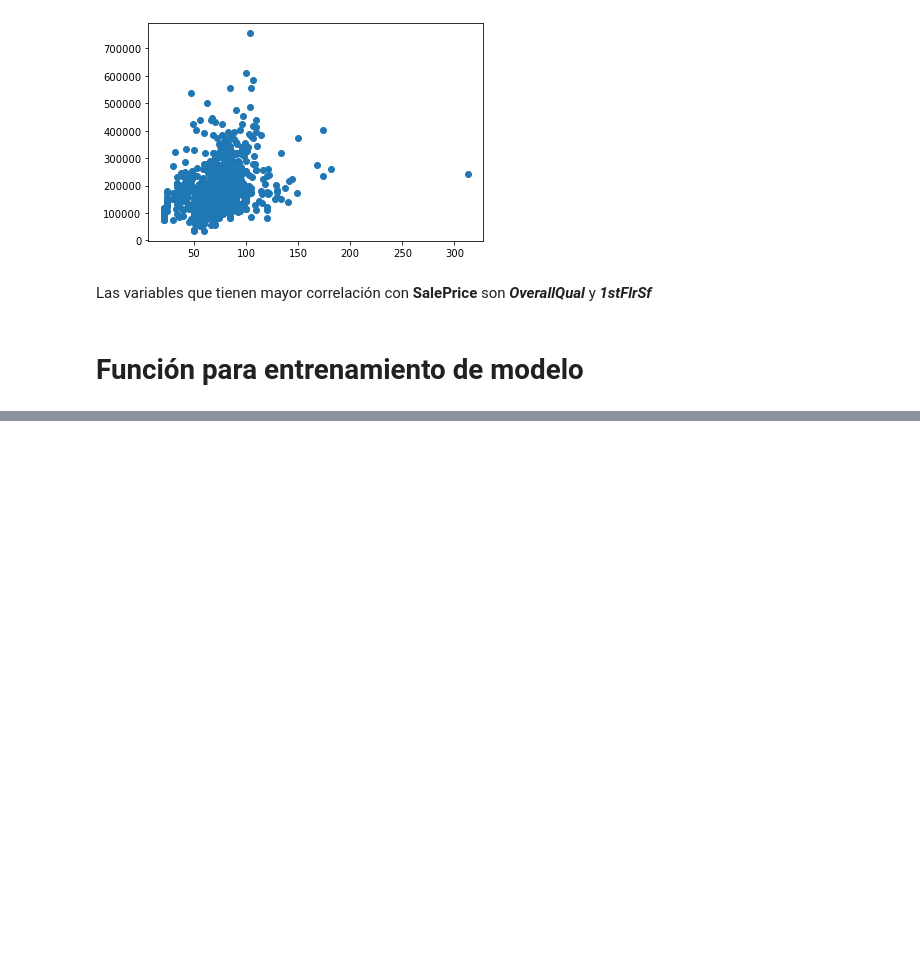
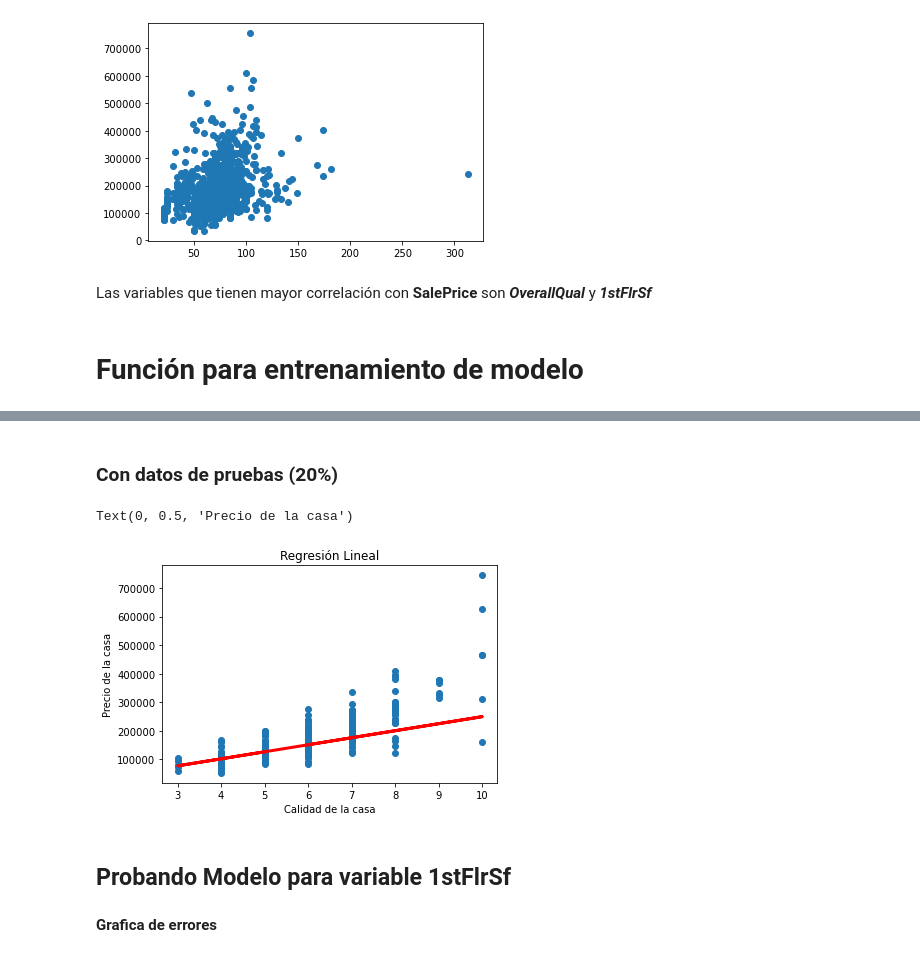
Before and after one commit to Jsolares17/Tareas_Python_Ciencia_Datos, a Jupyter notebook: ProyectoFinal.ipynb, the cells around one changed output, grey strips where cells are left out. Saved outputs shown, nothing was run; the diff lists cells and outputs as text; code cells hidden in the pictures; blank space fills up the shorter version.

```diff
--- a/ProyectoFinal.ipynb
+++ b/ProyectoFinal.ipynb
@@ -310,0 +161,5 @@ plt.show()
+# %%
+#Separacion de las variables del dataset
+
+a,b,c,d,e,f = np.hsplit(datos_entrenamiento,6)
+a_test,b_test,c_test,d_test,e_test,f_test = np.hsplit(datos_pruebas,6)
@@ -310,0 +256,21 @@ plt.show()
+# %% [markdown]
+### Con datos de pruebas (20%)
+# %%
+x =  b_test
+y =  a_test
+e = 40
+i = 0
+lr=0.001
+
+e,p,y1_pred_m = entrenar(x,y,e,i,lr)
+# %%
+plt.scatter(x,y)
+plt.plot(x,y1_pred_m,color='red', linewidth=3)
+plt.title('Regresión Lineal')
+plt.xlabel('Calidad de la casa')
+plt.ylabel('Precio de la casa')
+# %% [output]
+Text(0, 0.5, 'Precio de la casa')
+[figure, added]
+# %% [markdown]
+## Probando Modelo para variable  1stFlrSf
@@ -310,0 +285,2 @@ plt.show()
+# %% [markdown]
+**Grafica de errores**
```
Also changed, not shown: parts of 49 cells of this notebook.
